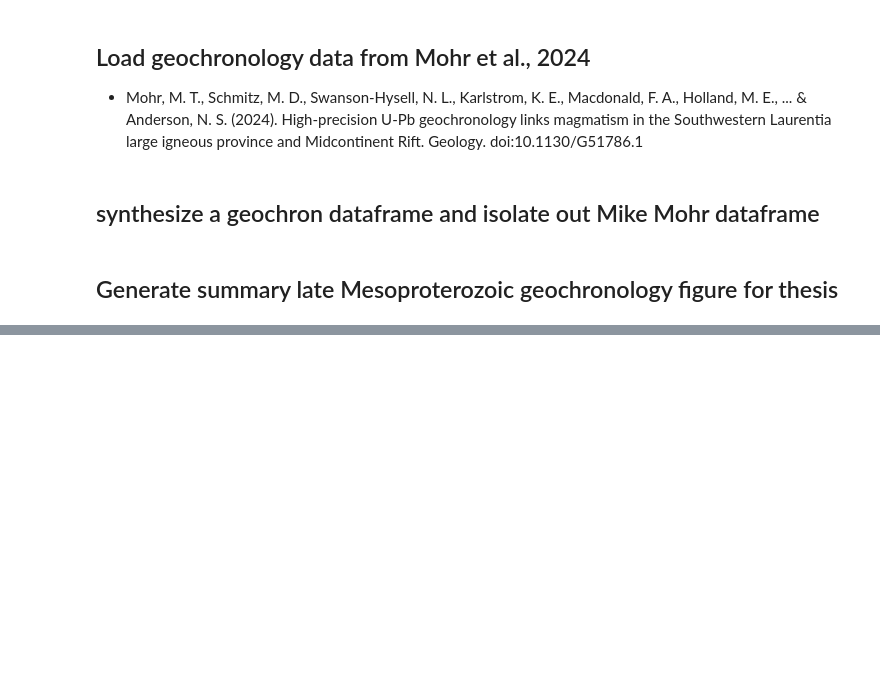
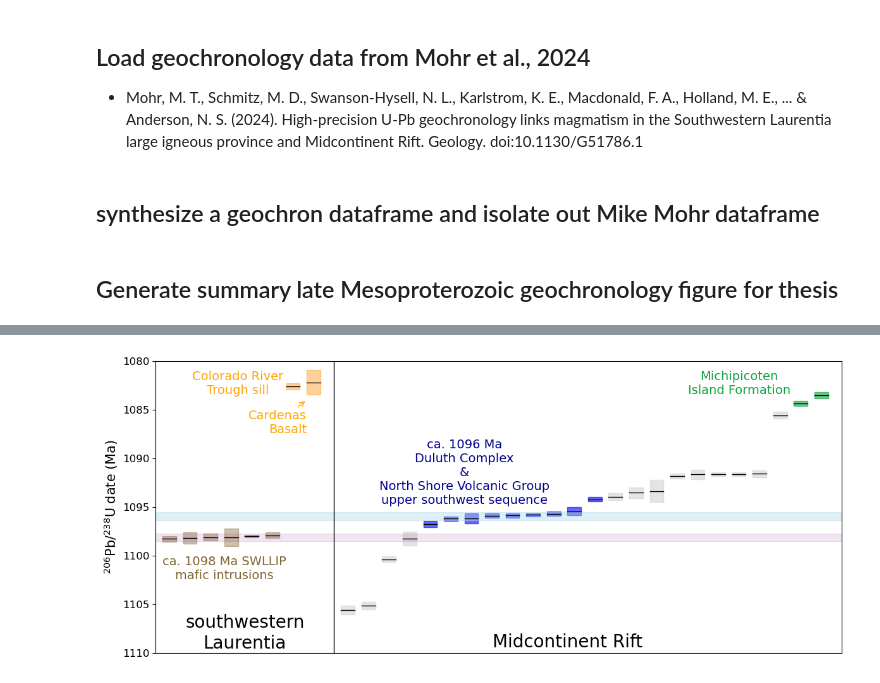
Before and after one commit to Swanson-Hysell-Group/2024_SWLLIP, a Jupyter notebook: code/SWLLIP_geochron.ipynb, the cells around one changed output, grey strips where cells are left out. Cells and saved outputs as stored; diff of their text form; code cells hidden in the pictures; blank space fills up the shorter version.

```diff
--- a/code/SWLLIP_geochron.ipynb
+++ b/code/SWLLIP_geochron.ipynb
@@ -567,0 +579,84 @@ plt.show()
+# %%
+
+current_x = 1
+space = 1
+width = 2
+
+fig, ax = plt.subplots(figsize=(14,6))
+
+for j in range(len(SWLLIP_geochron)):
+    this_mean_age = SWLLIP_geochron['206Pb/238U date (Ma)'][j]
+    this_2sigma = SWLLIP_geochron['error (x)'][j]
+    this_sample = SWLLIP_geochron['sample'][j]
+    color = 'k'
+    if this_sample == 'MM21-R52-CB3Z' or this_sample == 'MM2021-CA1':
+        color = 'darkorange'
+
+    if this_sample == 'MS17-107-01' or this_sample == 'K12-132L' or this_sample == 'CS-7-GEOCHRON' or this_sample == 'JT19-AA-01' or this_sample == 'F2020-5' or this_sample == 'CS-4-GEOCHRON':
+        color = '#7e6530'
+    ax.plot([current_x, current_x+width], [this_mean_age, this_mean_age], color='k', linewidth=1)
+    rectangle = matplotlib.patches.Rectangle((current_x, this_mean_age-this_2sigma),\
+                                                     width, this_2sigma*2, color=color, alpha=0.4)
+    ax.add_patch(rectangle)
+
+    current_x = current_x + width + space
+
+ax.axvline(current_x+1, color='k', linewidth=1)
+current_x = current_x + 2
+
+for i in range(len(MCR_geochron)):
+    this_mean_age = MCR_geochron['206Pb/238U date (Ma)'][i]
+    this_2sigma = MCR_geochron['error (x)'][i]/2*stats.t.isf(0.025,MCR_geochron['n'][i]-1)
+    this_sample = MCR_geochron['sample'][i]
+    color = 'lightgrey'
+    if this_sample == 'NSVG-40I' or this_sample == 'PRI' or this_sample == 'NSVG-TH1' or this_sample == 'BEI' or this_sample == 'AS3' or this_sample == 'FC1' or this_sample == 'FC4b' or this_sample == 'HCT' or this_sample == 'MS99-30':
+        color = 'blue'
+    if MCR_geochron['group'][i] == 'Michipicoten Island Formation':
+        color = '#10a23e'
+    ax.plot([current_x, current_x+width], [this_mean_age, this_mean_age], color='k', linewidth=1)
+    rectangle = matplotlib.patches.Rectangle((current_x, this_mean_age-this_2sigma),\
+                                                     width, this_2sigma*2, color=color, alpha=0.6)
+    ax.add_patch(rectangle)
+
+    current_x = current_x + width + space
+
+
+
+# add Duluth Complex duration bar
+rectangle = matplotlib.patches.Rectangle((0,1095.71 - 0.17),100, (1096.19 + 0.19)-(1095.71 - 0.17), color='lightblue',alpha=0.4)
+ax.add_patch(rectangle)
+
+# add SWLLIP duration bar
+rectangle = matplotlib.patches.Rectangle((0,1098.1 - 0.4), 100, 0.8, color='purple',alpha=0.1)
+ax.add_patch(rectangle)
+
+plt.text(45, 1088, 'ca. 1096 Ma\nDuluth Complex\n&\nNorth Shore Volcanic Group\nupper southwest sequence', color='darkblue' ,fontsize=14,
+        verticalalignment='top',horizontalalignment='center')
+
+plt.text(10, 1100, 'ca. 1098 Ma SWLLIP\nmafic intrusions', color='#7e6530' ,fontsize=14,
+        verticalalignment='top',horizontalalignment='center')
+
+plt.text(85, 1081, 'Michipicoten\nIsland Formation', color='#10a23e' ,fontsize=14,
+        verticalalignment='top',horizontalalignment='center')
+
+plt.text(12, 1081, 'Colorado River\nTrough sill', color='orange' ,fontsize=14,
+        verticalalignment='top',horizontalalignment='center')
+
+plt.annotate('Cardenas\nBasalt', (22, 1084), (22, 1085), color='orange' ,fontsize=14,
+        verticalalignment='top',horizontalalignment='right', arrowprops={'arrowstyle':'->', 'color':'orange'})
+
+plt.text(60, 1108, 'Midcontinent Rift', color='k' ,fontsize=20,
+        verticalalignment='top',horizontalalignment='center')
+
+plt.text(13, 1106, 'southwestern\nLaurentia', color='k' ,fontsize=20,
+        verticalalignment='top',horizontalalignment='center')
+
+plt.ylim(1110, 1080)
+plt.xlim(0, 100)
+plt.xticks([])
+plt.yticks(fontsize=12)
+plt.ylabel('$^{206}$Pb/$^{238}$U date (Ma)',fontsize=15)
+plt.savefig('../figure/SWLLIP_geochron.pdf', bbox_inches='tight')
+plt.show()
+# %% [output]
+[figure, added]
```
Also changed, not shown: parts of 3 cells of this notebook, 16 other files.
